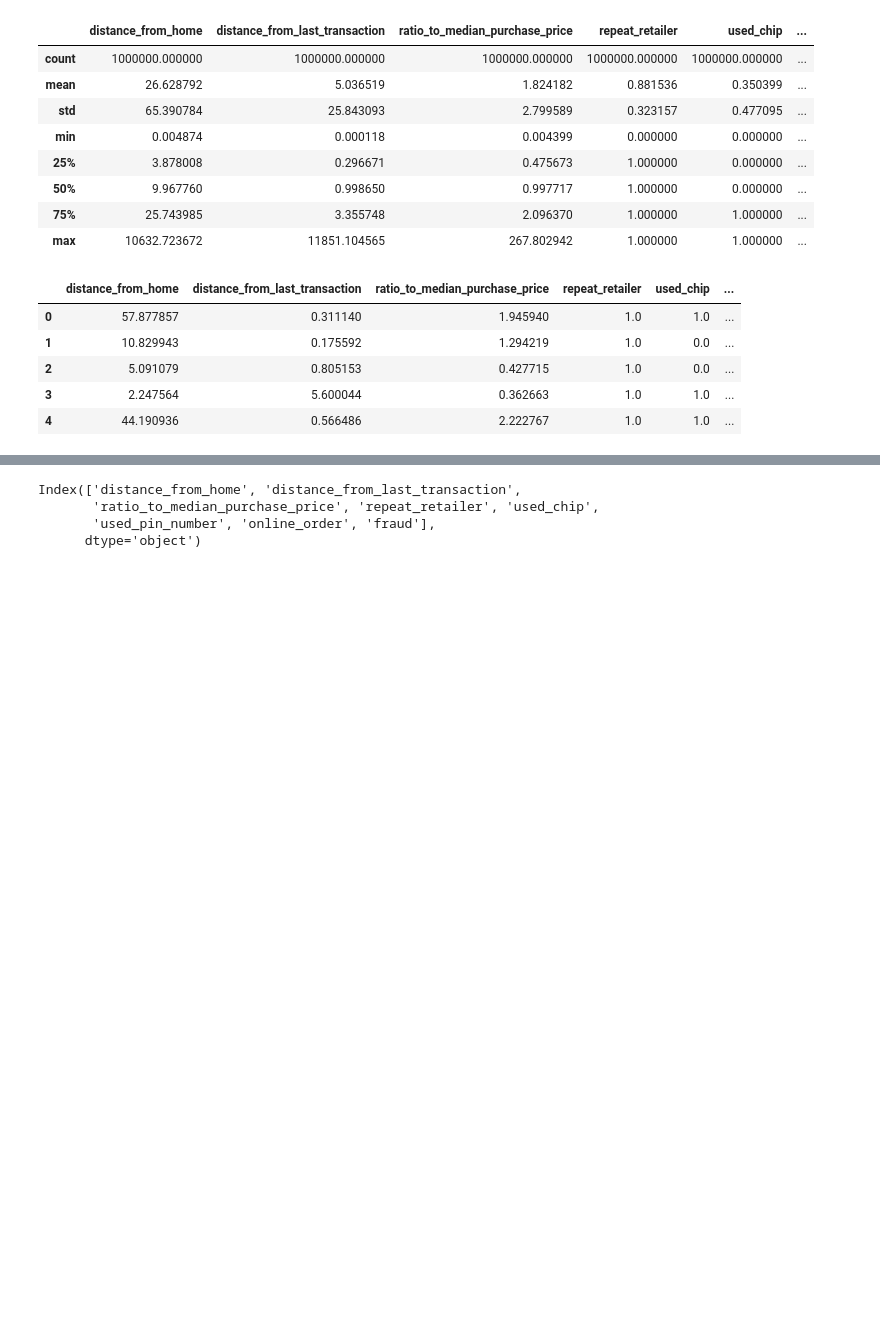
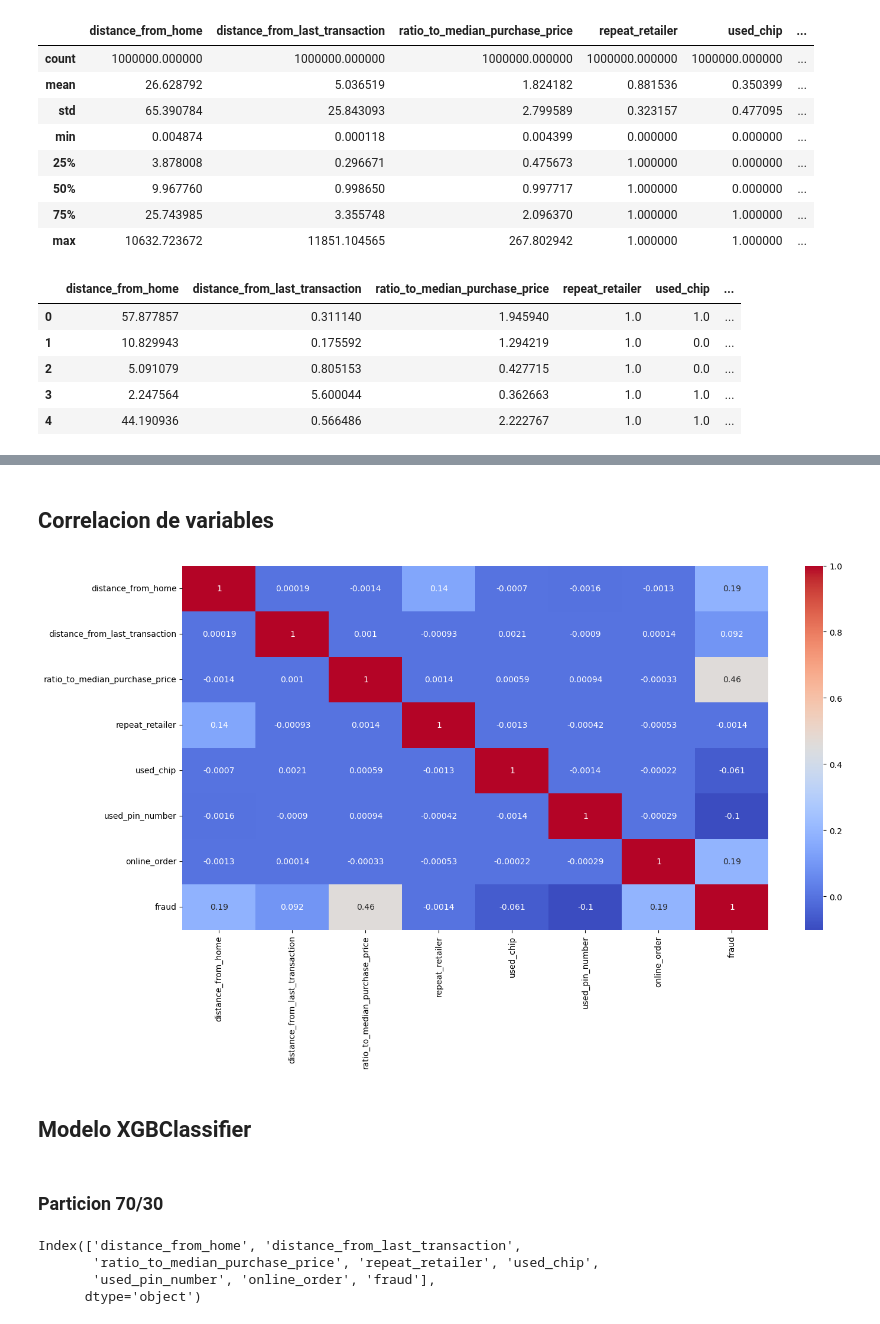
Before and after one commit to gon21077/proyectofinalDM-ML, a Jupyter notebook: modelo.ipynb, the cells around one changed output, grey strips where cells are left out. Saved outputs shown, nothing was run; the diff lists cells and outputs as text; code cells hidden in the pictures; blank space fills up the shorter version.

```diff
--- a/modelo.ipynb
+++ b/modelo.ipynb
@@ -31,3 +90,14 @@ data.head(5)
+# %% [markdown]
+## Correlacion de variables
+# %%
+plt.figure(figsize=(16,8))
+sns.heatmap(data=data.corr(), annot=True, cmap='coolwarm');
+# %% [output]
+[figure, added]
+# %% [markdown]
+## Modelo XGBClassifier
+# %% [markdown]
+### Particion 70/30
 # %%
 data.columns
 # %% [output]
```
Also changed, not shown: parts of 17 cells of this notebook.
